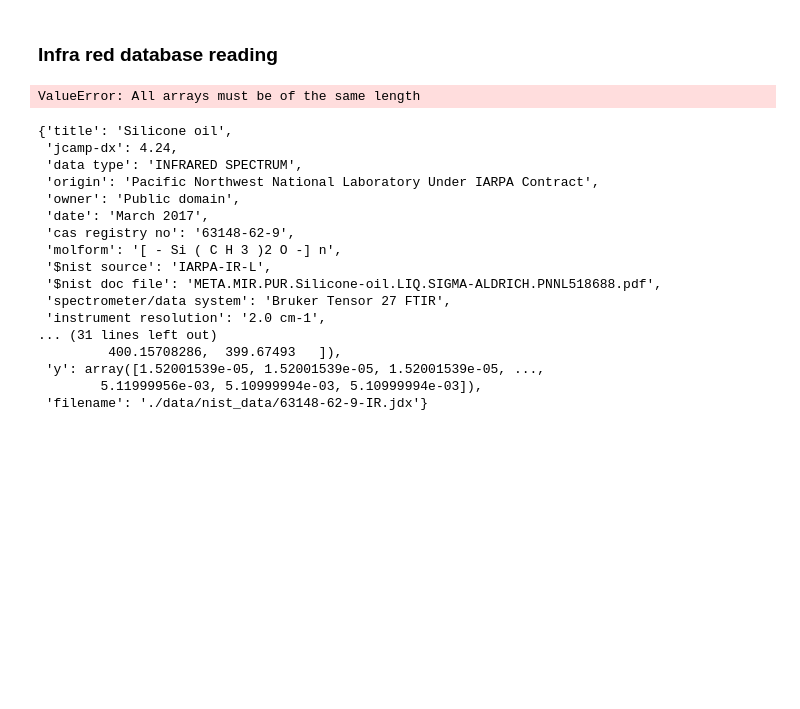
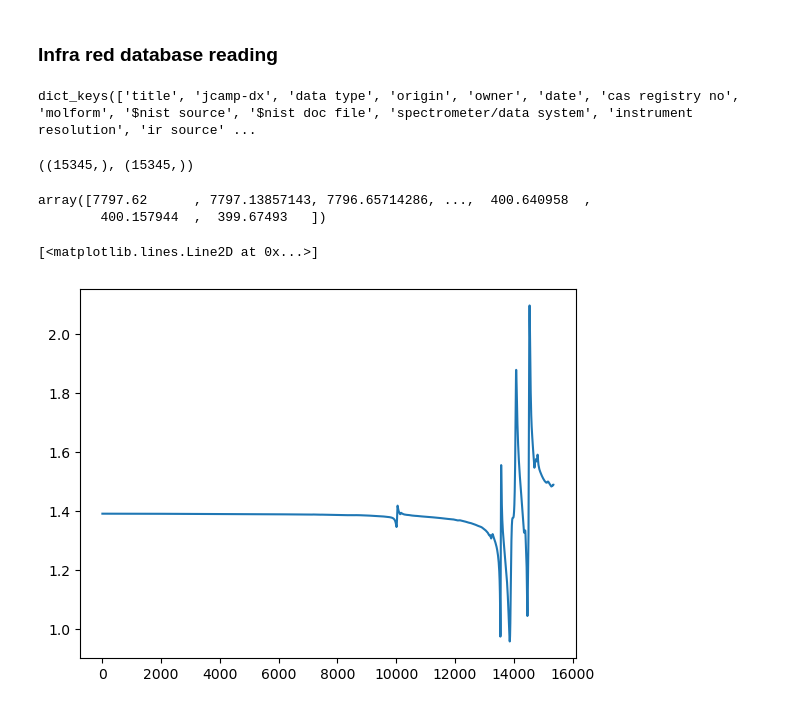
Before and after one commit to lrsantos11/CS_LNLS_Imbuia, a Jupyter notebook: notebooks/ITT_cs_python.ipynb, the cells around one changed output. Cells and saved outputs as stored; diff of their text form; code cells hidden in the pictures; blank space fills up the shorter version.

```diff
--- a/notebooks/ITT_cs_python.ipynb
+++ b/notebooks/ITT_cs_python.ipynb
@@ -281,7 +281,7 @@ numpy.linalg.norm(D2.conjugate().transpose() @ D2 - numpy.eye(N))
 import os
 import pandas as pd
 from jcamp import jcamp_readfile
-nist_data = './data/nist_data/'
+nist_data = '../data/nist_data/'
 jcamp_molecules = os.listdir(nist_data)
 
 def jcamp_to_csv(jcamp_file):
@@ -293,28 +293,20 @@ def jcamp_to_csv(jcamp_file):
     df.to_csv(jcamp_file[:-4]+'_'+title+'.csv', index=False)
 
 for file in jcamp_molecules:
+    if file.endswith('.csv'):
+        continue
     jcamp_to_csv(nist_data+file)
-# %% [output]
-ValueError: All arrays must be of the same length
 # %%
-jcamp_dict = jcamp_readfile(nist_data+file)
+jcamp_dict = jcamp_readfile(nist_data+"63148-62-9-IR_Re.jdx")
 jcamp_dict.keys()
-jcamp_dict
 # %% [output]
-{'title': 'Silicone oil',
- 'jcamp-dx': 4.24,
- 'data type': 'INFRARED SPECTRUM',
- 'origin': 'Pacific Northwest National Laboratory Under IARPA Contract',
- 'owner': 'Public domain',
- 'date': 'March 2017',
- 'cas registry no': '63148-62-9',
- 'molform': '[ - Si ( C H 3 )2 O -] n',
- '$nist source': 'IARPA-IR-L',
- '$nist doc file': 'META.MIR.PUR.Silicone-oil.LIQ.SIGMA-ALDRICH.PNNL518688.pdf',
- 'spectrometer/data system': 'Bruker Tensor 27 FTIR',
- 'instrument resolution': '2.0 cm-1',
-... (31 lines left out)
-         400.15708286,  399.67493   ]),
- 'y': array([1.52001539e-05, 1.52001539e-05, 1.52001539e-05, ...,
-        5.11999956e-03, 5.10999994e-03, 5.10999994e-03]),
- 'filename': './data/nist_data/63148-62-9-IR.jdx'}
+dict_keys(['title', 'jcamp-dx', 'data type', 'origin', 'owner', 'date', 'cas registry no', 'molform', '$nist source', '$nist doc file', 'spectrometer/data system', 'instrument resolution', 'ir source' ...
+# %%
+jcamp_dict["x"].shape, jcamp_dict["y"].shape
+# %% [output]
+((15345,), (15345,))
+# %%
+jcamp_dict["x"]
+# %% [output]
+array([7797.62      , 7797.13857143, 7796.65714286, ...,  400.640958  ,
+        400.157944  ,  399.67493   ])
@@ -320,0 +315,5 @@ jcamp_dict
+# %%
+plt.plot(jcamp_dict["y"])
+# %% [output]
+[<matplotlib.lines.Line2D at 0x...>]
+[figure, added]
```
Also changed, not shown: parts of 1 cell of this notebook, 2 other files.
